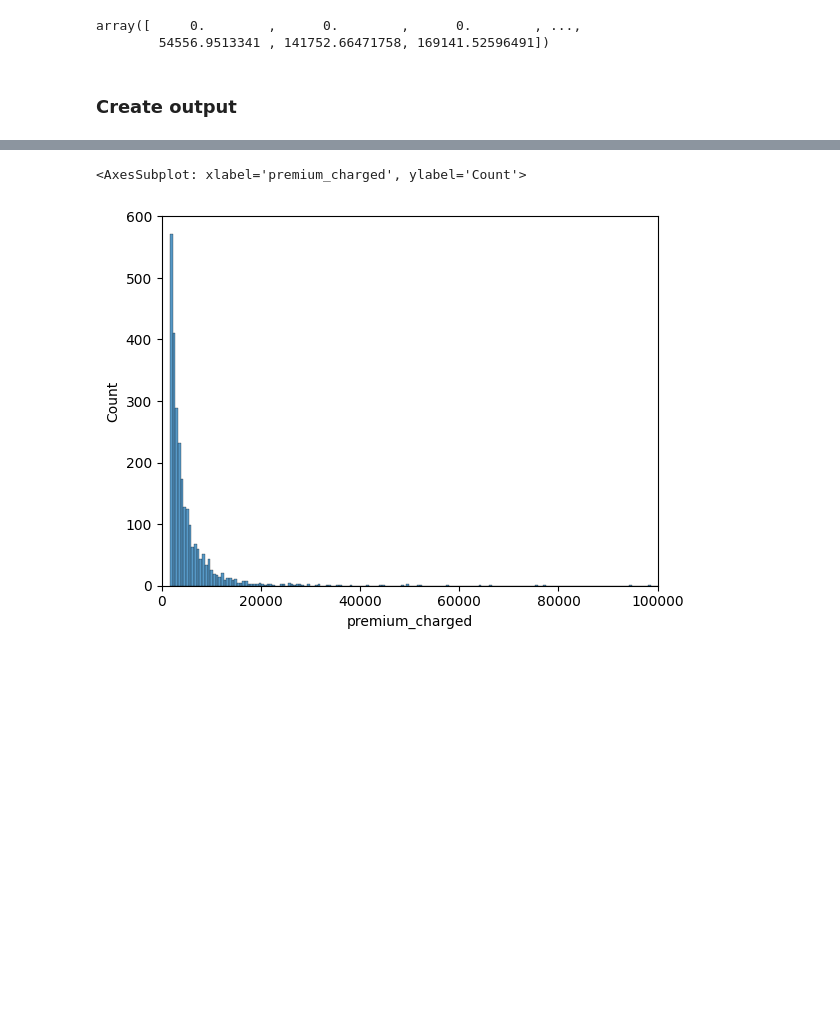
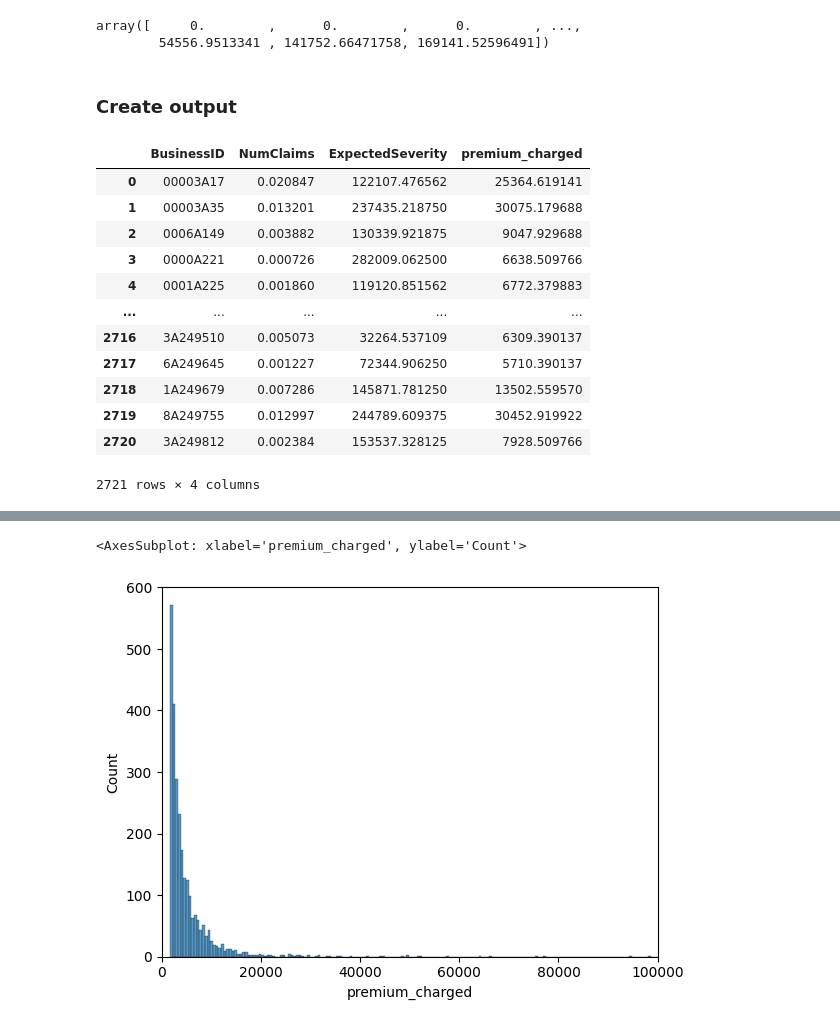
Before and after one commit to edithal-14/sta2453-p2, a Jupyter notebook: p2.ipynb, the cells around one changed output, grey strips where cells are left out. Drawn from its saved outputs; the diff is of its cells as text; code cells hidden in the pictures; blank space fills up the shorter version.

```diff
--- a/p2.ipynb
+++ b/p2.ipynb
@@ -596,6 +596,22 @@ test_claims_df["NumClaims"] = num_claims
 test_claims_df["ExpectedSeverity"] = expected_severity
 test_claims_df["premium_charged"] = premium
 test_claims_df.to_csv("potential_clients_prediction.csv", index=False, columns=["BusinessID", "premium_charged"])
+# %%
+test_claims_df
+# %% [output]
+|  | BusinessID | NumClaims | ExpectedSeverity | premium_charged |
+| 0 | 00003A17 | 0.020847 | 122107.476562 | 25364.619141 |
+| 1 | 00003A35 | 0.013201 | 237435.218750 | 30075.179688 |
+| 2 | 0006A149 | 0.003882 | 130339.921875 | 9047.929688 |
+| 3 | 0000A221 | 0.000726 | 282009.062500 | 6638.509766 |
+| 4 | 0001A225 | 0.001860 | 119120.851562 | 6772.379883 |
+| ... | ... | ... | ... | ... |
+| 2716 | 3A249510 | 0.005073 | 32264.537109 | 6309.390137 |
+| 2717 | 6A249645 | 0.001227 | 72344.906250 | 5710.390137 |
+| 2718 | 1A249679 | 0.007286 | 145871.781250 | 13502.559570 |
+| 2719 | 8A249755 | 0.012997 | 244789.609375 | 30452.919922 |
+| 2720 | 3A249812 | 0.002384 | 153537.328125 | 7928.509766 |
+2721 rows × 4 columns
 # %%
 test_claims_df.describe()
 # %% [output]
```
Also changed, not shown: parts of 3 cells of this notebook, 8 other files.
